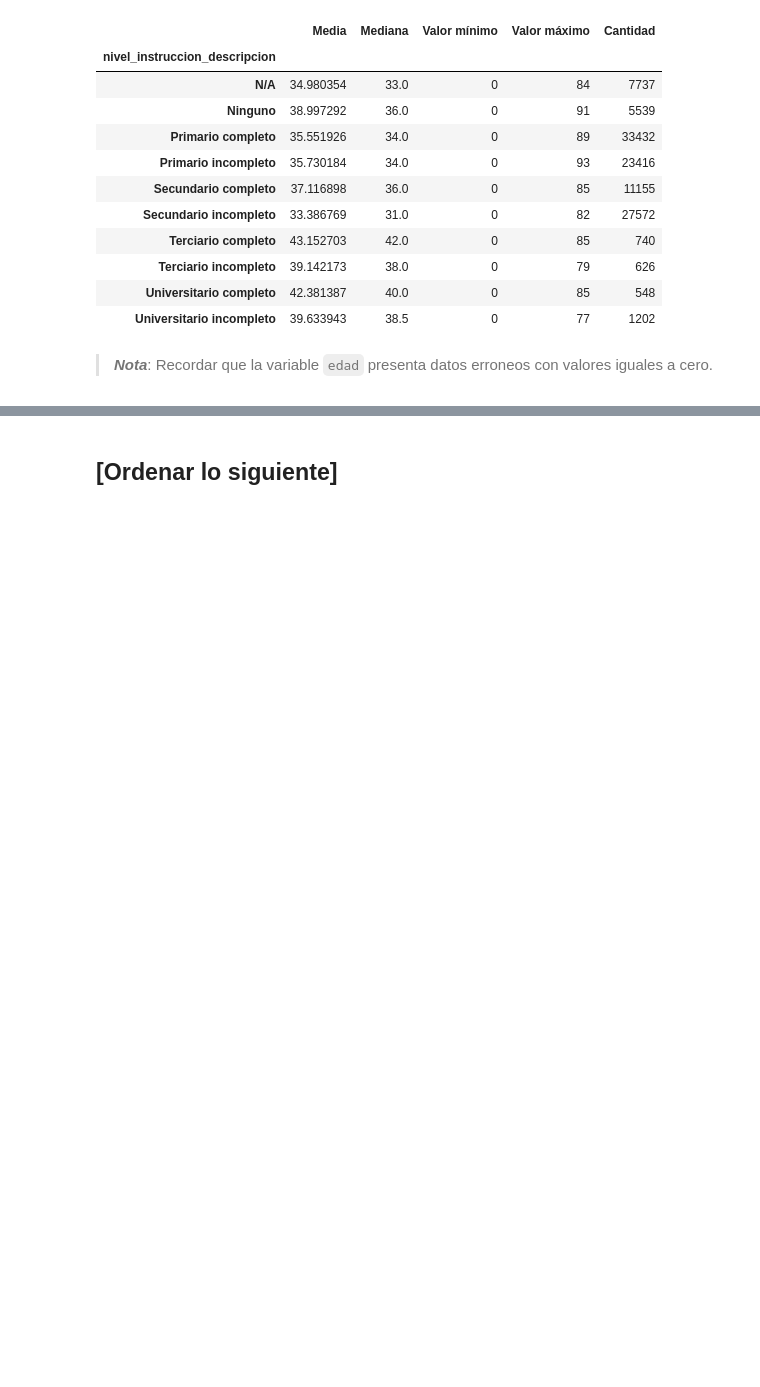
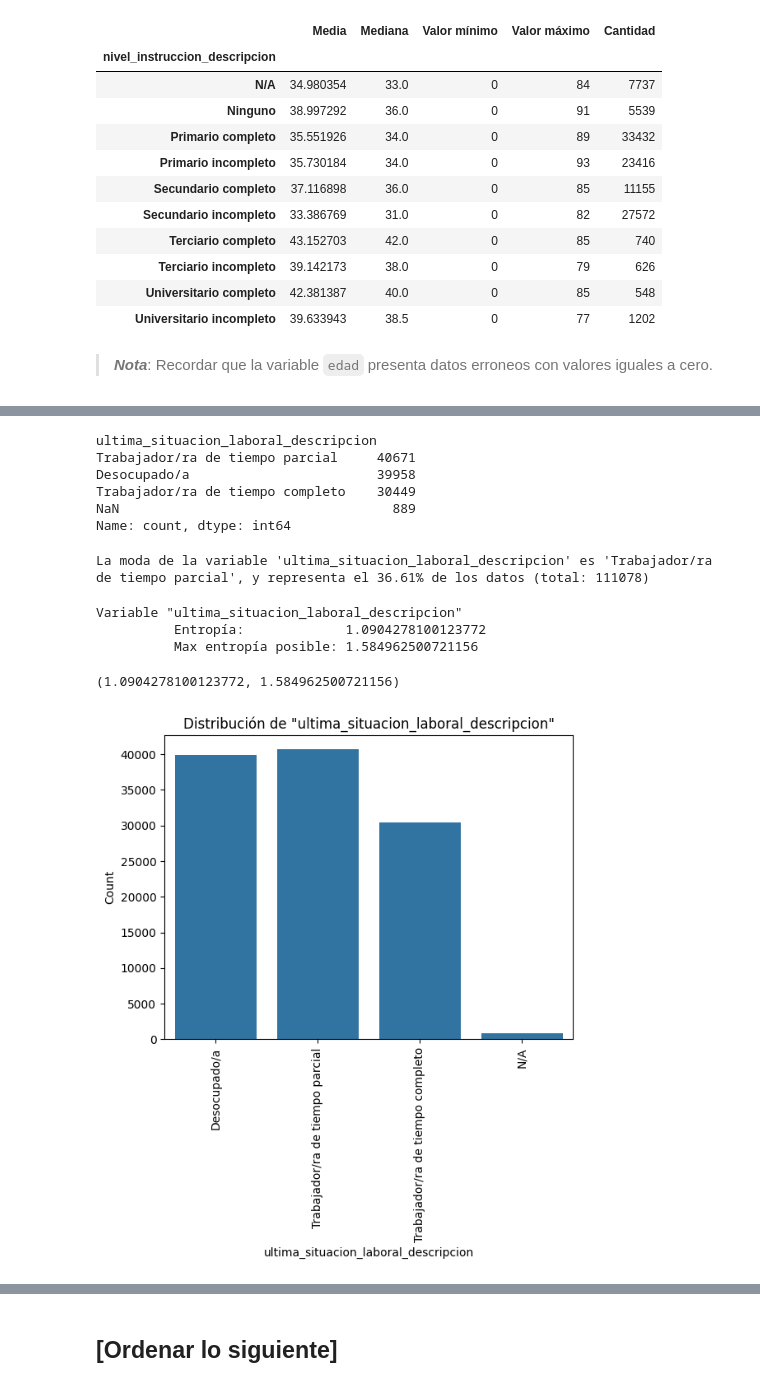
Before and after one commit to gasper-az/CEIA_Analisis_de_datos, a Jupyter notebook: trabajos_practicos/resolucion_tp_01/tp_01.ipynb, the cells around one changed output, grey strips where cells are left out. Cells and saved outputs as stored; diff of their text form; code cells hidden in the pictures; blank space fills up the shorter version.

```diff
--- a/trabajos_practicos/resolucion_tp_01/tp_01.ipynb
+++ b/trabajos_practicos/resolucion_tp_01/tp_01.ipynb
@@ -1399,0 +1432,30 @@ graficar_boxplot(df_sneep_no_ids_csv, col="edad", col_division="nivel_instruccio
+# %%
+df_sneep_no_ids_csv["ultima_situacion_laboral_descripcion"].value_counts(dropna=False)
+# %% [output]
+ultima_situacion_laboral_descripcion
+Trabajador/ra de tiempo parcial     40671
+Desocupado/a                        39958
+Trabajador/ra de tiempo completo    30449
+NaN                                   889
+Name: count, dtype: int64
+# %%
+total = df_sneep_no_ids_csv["ultima_situacion_laboral_descripcion"].count()
+moda = df_sneep_no_ids_csv["ultima_situacion_laboral_descripcion"].mode()[0]
+
+cant_igual_moda = df_sneep_no_ids_csv[df_sneep_no_ids_csv["ultima_situacion_laboral_descripcion"] == moda]["ultima_situacion_laboral_descripcion"].count()
+porcentaje_moda = cant_igual_moda*100/total
+
+print(f"La moda de la variable \'ultima_situacion_laboral_descripcion\' es \'{moda}\', y representa el {porcentaje_moda:.2f}% de los datos (total: {total})")
+# %% [output]
+La moda de la variable 'ultima_situacion_laboral_descripcion' es 'Trabajador/ra de tiempo parcial', y representa el 36.61% de los datos (total: 111078)
+# %%
+obtener_entropia_de_shannon(df_sneep_no_ids_csv, "ultima_situacion_laboral_descripcion")
+# %% [output]
+Variable "ultima_situacion_laboral_descripcion"
+          Entropía:             1.0904278100123772
+          Max entropía posible: 1.584962500721156
+(1.0904278100123772, 1.584962500721156)
+# %%
+graficar_distribucion_histograma(data=df_sneep_no_ids_csv.fillna("N/A"), col="ultima_situacion_laboral_descripcion", titulo="Distribución de \"ultima_situacion_laboral_descripcion\"", xlabel="ultima_situacion_laboral_descripcion", rotation=90)
+# %% [output]
+[figure, added]
```
Also changed, not shown: parts of 9 cells of this notebook.
